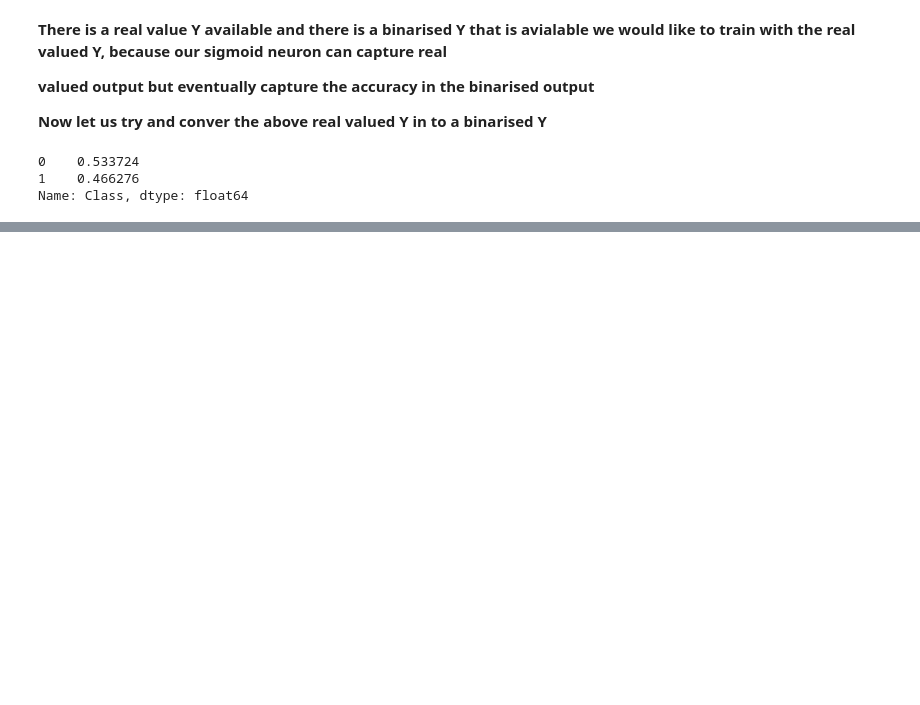
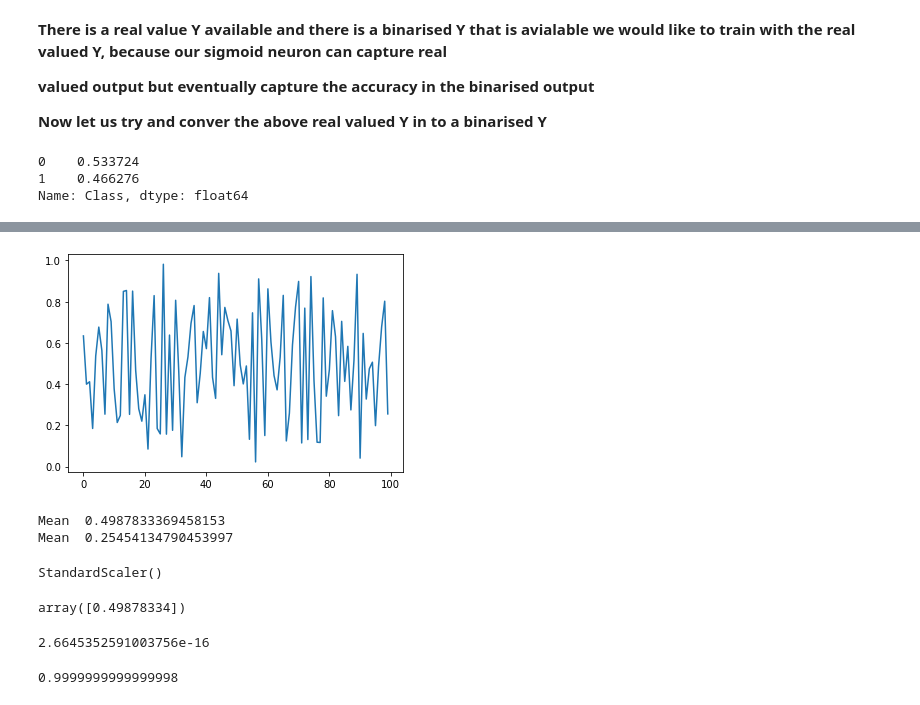
Before and after one commit to AvishekRoy16/DeepLearning, a Jupyter notebook: 2. Sigmoid Neurons/Sigmoid.ipynb, the cells around one changed output, grey strips where cells are left out. Saved outputs shown, nothing was run; the diff lists cells and outputs as text; code cells hidden in the pictures; blank space fills up the shorter version.

Commit message:
added standardisation using sklearn in Sigmoid

```diff
--- a/2. Sigmoid Neurons/Sigmoid.ipynb
+++ b/2. Sigmoid Neurons/Sigmoid.ipynb
@@ -362,0 +383,15 @@ Name: Class, dtype: float64
+# %%
+# just for demonstration of the StandardScaler
+R = np.random.random([100,1])
+# %%
+plt.plot(R)
+plt.show()
+# %% [output]
+[figure, added]
+# %%
+# Manual Calculations
+print("Mean ",np.mean(R))
+print("Standard Deviation ",np.std(R))
+# %% [output]
+Mean  0.4987833369458153
+Mean  0.25454134790453997
@@ -362,0 +401,9 @@ Name: Class, dtype: float64
+# %%
+scalar.fit(R)
+# %% [output]
+StandardScaler()
+# %%
+#claculated by standard scalar
+scalar.mean_
+# %% [output]
+array([0.49878334])
@@ -362,0 +412,11 @@ Name: Class, dtype: float64
+# %%
+np.mean(RT)
+
+#output has e^-16 so the number is very very close to 0
+# %% [output]
+2.6645352591003756e-16
+# %%
+np.std(RT)
+# output is vert very close to 1
+# %% [output]
+0.9999999999999998
```
Also changed, not shown: parts of 14 cells of this notebook.
